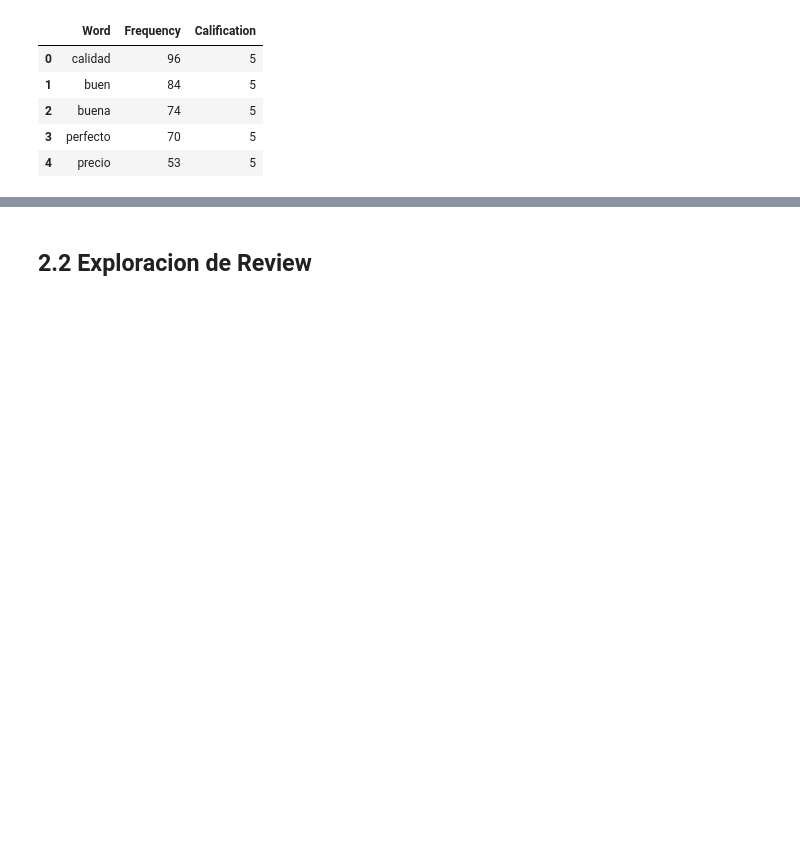
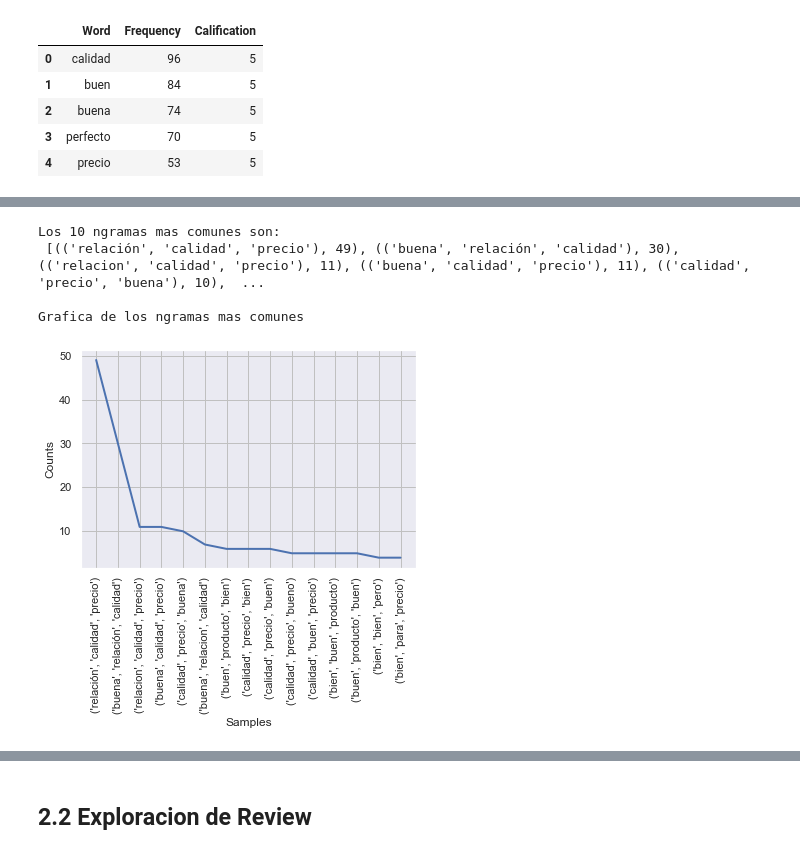
Before and after one commit to luiscarlos0218/proyecto3_NLP, a Jupyter notebook: DS_Proyecto_03_NLP.ipynb, the cells around one changed output, grey strips where cells are left out. Drawn from its saved outputs; the diff is of its cells as text; code cells hidden in the pictures; blank space fills up the shorter version.

```diff
--- a/DS_Proyecto_03_NLP.ipynb
+++ b/DS_Proyecto_03_NLP.ipynb
@@ -451,0 +504,9 @@ Se encuentra que los titulos de los reviews no se encuentran palabras relevantes
+# %%
+#trigramas
+ngramas(good,3)
+# %% [output]
+Los 10 ngramas mas comunes son:
+ [(('relación', 'calidad', 'precio'), 49), (('buena', 'relación', 'calidad'), 30), (('relacion', 'calidad', 'precio'), 11), (('buena', 'calidad', 'precio'), 11), (('calidad', 'precio', 'buena'), 10),  ...
+
+Grafica de los ngramas mas comunes
+[figure, added]
```
Also changed, not shown: parts of 17 cells of this notebook.
